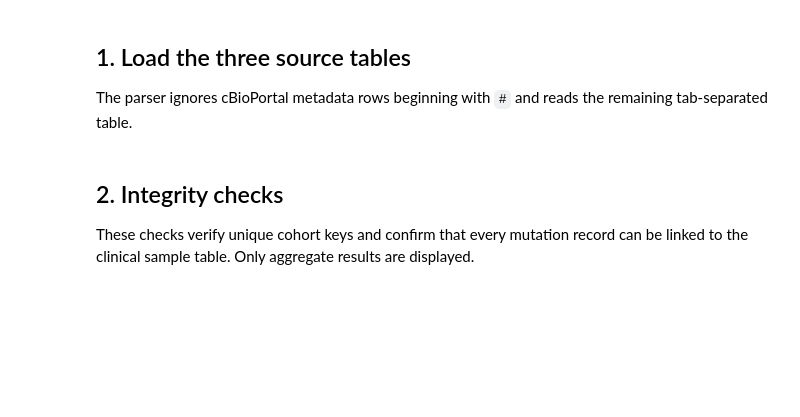
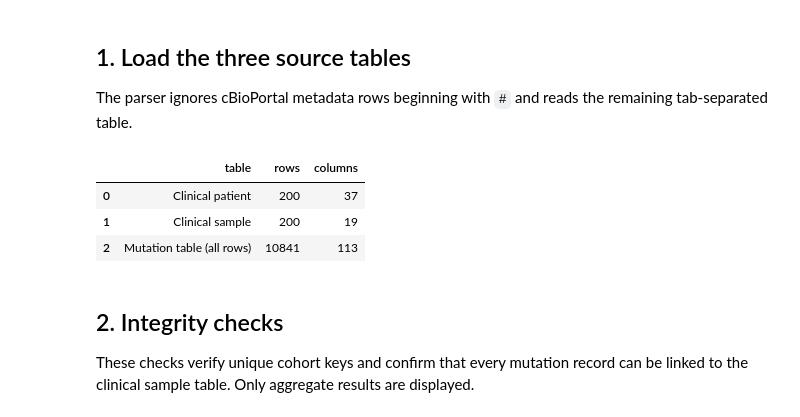
Before and after one commit to samanraftari/aml-genomics-clinical-data-explorer, a Jupyter notebook: notebooks/01_aml_data_quality_and_mutation_landscape.ipynb, the cells around one changed output. Saved outputs shown, nothing was run; the diff lists cells and outputs as text; code cells hidden in the pictures; blank space fills up the shorter version.

```diff
--- a/notebooks/01_aml_data_quality_and_mutation_landscape.ipynb
+++ b/notebooks/01_aml_data_quality_and_mutation_landscape.ipynb
@@ -24,15 +24,20 @@ The parser ignores cBioPortal metadata rows beginning with `#` and reads the rem
 # %%
 patient = pd.read_csv(DATA_DIR / "data_clinical_patient.txt", sep="\t", comment="#", low_memory=False)
 sample = pd.read_csv(DATA_DIR / "data_clinical_sample.txt", sep="\t", comment="#", low_memory=False)
 mutations = pd.read_csv(DATA_DIR / "data_mutations.txt", sep="\t", comment="#", low_memory=False)
 somatic_mutations = mutations.loc[mutations["Mutation_Status"].eq("Somatic")].copy()
 
 cohort_summary = pd.DataFrame({
-    "table": ["Clinical patient", "Clinical sample", "Somatic mutations"],
+    "table": ["Clinical patient", "Clinical sample", "Mutation table (all rows)"],
     "rows": [len(patient), len(sample), len(mutations)],
     "columns": [patient.shape[1], sample.shape[1], mutations.shape[1]],
 })
 cohort_summary
+# %% [output]
+|  | table | rows | columns |
+| 0 | Clinical patient | 200 | 37 |
+| 1 | Clinical sample | 200 | 19 |
+| 2 | Mutation table (all rows) | 10841 | 113 |
 # %% [markdown]
 ## 2. Integrity checks
 
```
Also changed, not shown: parts of 9 cells of this notebook.
